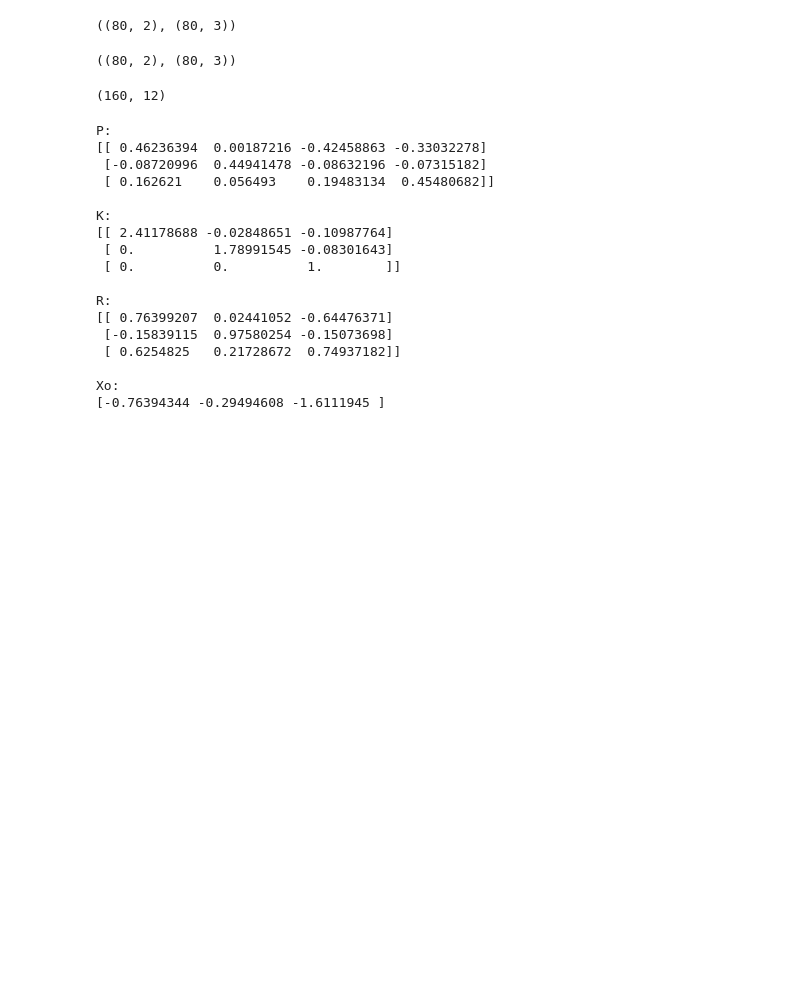
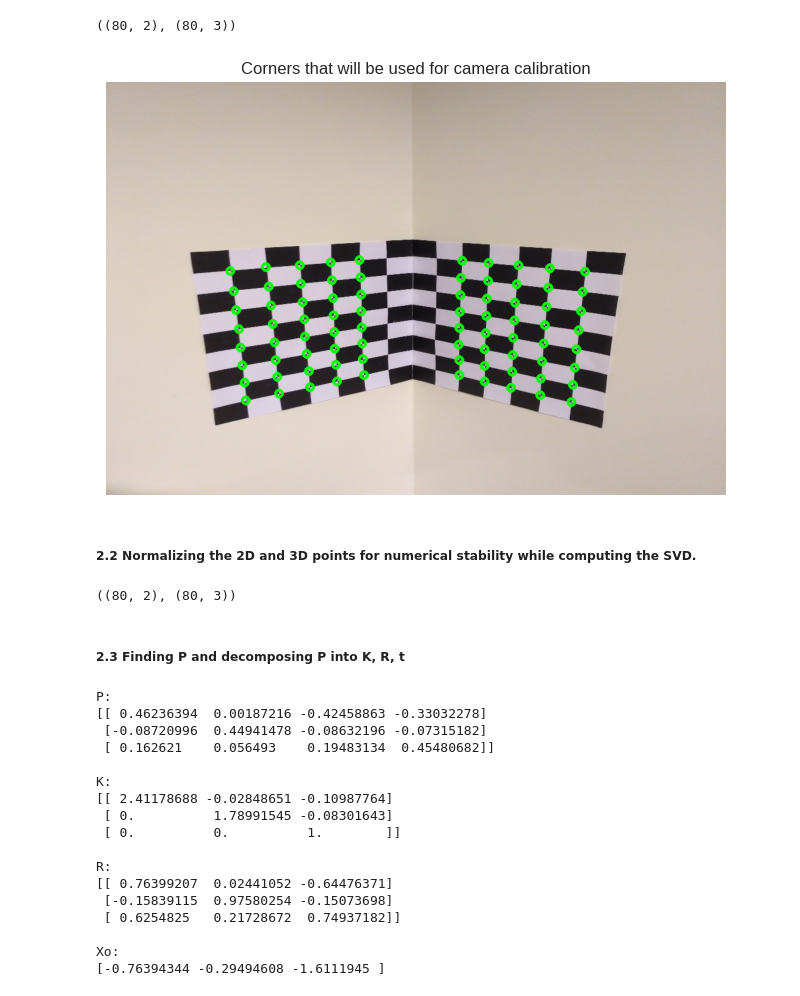
Before and after one commit to FaizalKarim280280/CV-Spring-2024, a Jupyter notebook: A1/main.ipynb, the cells around one changed output. Drawn from its saved outputs; the diff is of its cells as text; code cells hidden in the pictures; blank space fills up the shorter version.

```diff
--- a/A1/main.ipynb
+++ b/A1/main.ipynb
@@ -160,6 +176,20 @@ points_3d = np.concatenate([points_3d_left, points_3d_right], axis=0)
 points_2d.shape, points_3d.shape
 # %% [output]
 ((80, 2), (80, 3))
+# %%
+img_corners = img.copy()
+
+for corner in points_2d:
+    img_corners = cv2.circle(img_corners, (int(corner[0]), int(corner[1])), 6, (0, 255, 0), 3)
+
+plt.imshow(img_corners)
+plt.title('Corners that will be used for camera calibration')
+plt.axis('off')
+plt.show()
+# %% [output]
+[figure, added]
+# %% [markdown]
+##### 2.2 Normalizing the 2D and 3D points for numerical stability while computing the SVD.
 # %%
 
 points_2d = np.hstack((points_2d, np.ones((len(points_2d), 1)))) @ T_2d.T
@@ -170,11 +200,8 @@ points_2d, points_3d = points_2d[:, :-1], points_3d[:, :-1]
 points_2d.shape, points_3d.shape
 # %% [output]
 ((80, 2), (80, 3))
-# %%
-
-A.shape
-# %% [output]
-(160, 12)
+# %% [markdown]
+##### 2.3 Finding P and decomposing P into K, R, t
 # %%
 def find_PKRt(points_2d, points_3d):
     A = []
```
Also changed, not shown: parts of 11 cells of this notebook.
